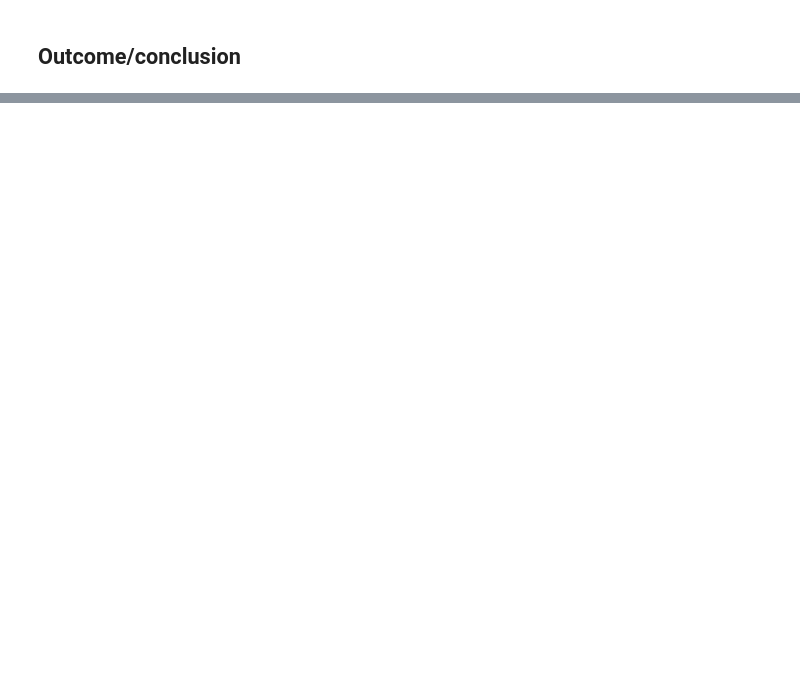
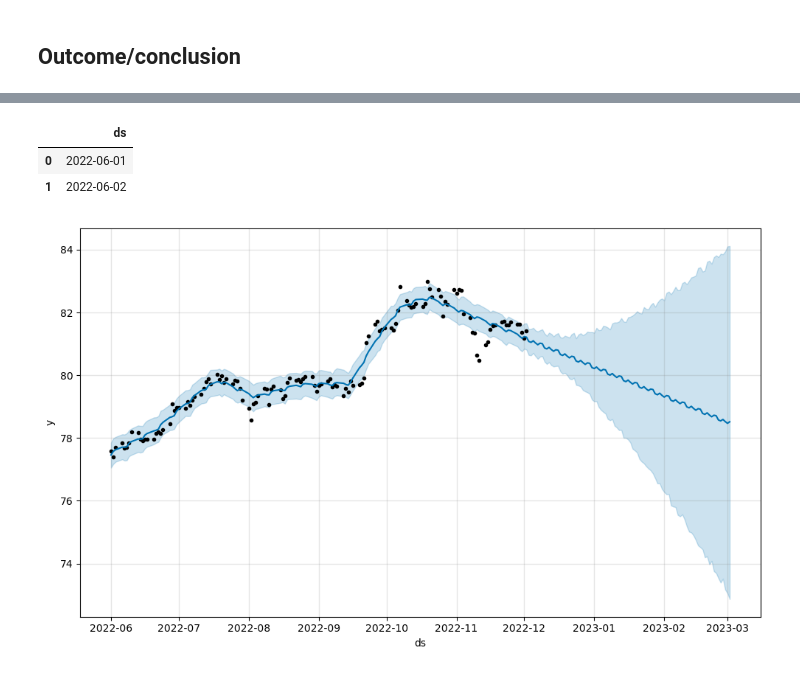
Before and after one commit to r15hank/currency-predictor, a Jupyter notebook: currency_predictor.ipynb, the cells around one changed output, grey strips where cells are left out. Saved outputs shown, nothing was run; the diff lists cells and outputs as text; code cells hidden in the pictures; blank space fills up the shorter version.

Commit message:
Implemented prophet model

```diff
--- a/currency_predictor.ipynb
+++ b/currency_predictor.ipynb
@@ -141,2 +155,9 @@ plt.show()
 # %% [markdown]
 ## Outcome/conclusion
+# %%
+currency_df.describe(include='O')
+
+train_dataset = pd.DataFrame()
+train_dataset['ds'] = pd.to_datetime(currency_df["date"])
+train_dataset['y'] = y
+train_dataset.head(2)
@@ -142,0 +168,3 @@ plt.show()
+# %%
+prophet_basic = Prophet()
+prophet_basic.fit(train_dataset)
@@ -142,0 +175,13 @@ plt.show()
+# %%
+future= prophet_basic.make_future_dataframe(periods=90)
+future.head(2)
+# %% [output]
+|  | ds |
+| 0 | 2022-06-01 |
+| 1 | 2022-06-02 |
+# %%
+forecast = prophet_basic.predict(future)
+# %%
+fig1 = prophet_basic.plot(forecast)
+# %% [output]
+[figure, added]
```
Also changed, not shown: parts of 13 cells of this notebook.
